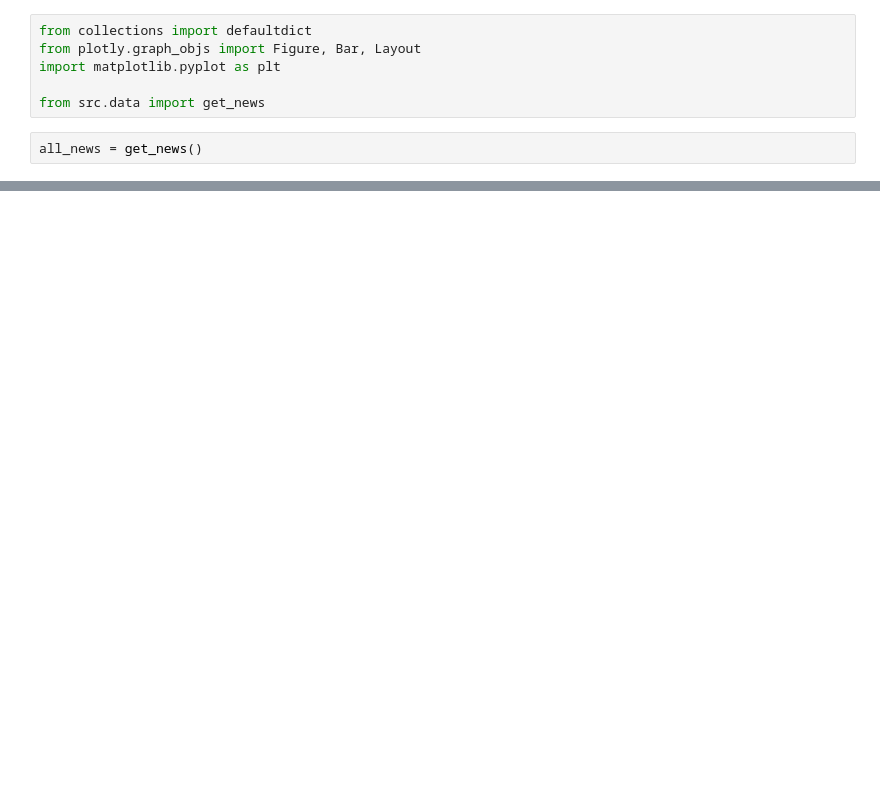
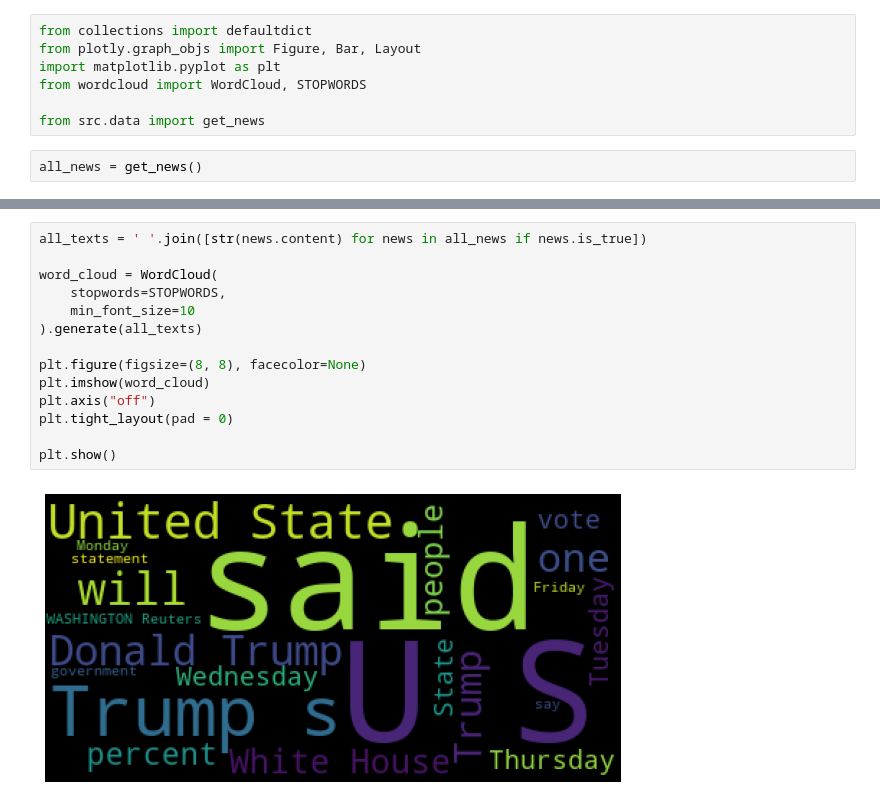
Before and after one commit to pkardas/agh-fake-news, a Jupyter notebook: notebooks/news_analysis.ipynb, the cells around one changed output, grey strips where cells are left out. Saved outputs shown, nothing was run; the diff lists cells and outputs as text; blank space fills up the shorter version.

Commit message:
Added word cloud

```diff
--- a/notebooks/news_analysis.ipynb
+++ b/notebooks/news_analysis.ipynb
@@ -2,6 +2,7 @@
 from collections import defaultdict
 from plotly.graph_objs import Figure, Bar, Layout
 import matplotlib.pyplot as plt
+from wordcloud import WordCloud, STOPWORDS
 
 from src.data import get_news
 # %%
@@ -45,3 +46,19 @@ Figure(
 )
 # %% [output]
 [interactive output not drawn]
+# %%
+all_texts = ' '.join([str(news.content) for news in all_news if news.is_true])
+
+word_cloud = WordCloud(
+    stopwords=STOPWORDS,
+    min_font_size=10
+).generate(all_texts)
+
+plt.figure(figsize=(8, 8), facecolor=None)
+plt.imshow(word_cloud)
+plt.axis("off")
+plt.tight_layout(pad = 0)
+
+plt.show()
+# %% [output]
+[figure, added]
```
Also changed, not shown: parts of 1 cell of this notebook, 2 other files.
